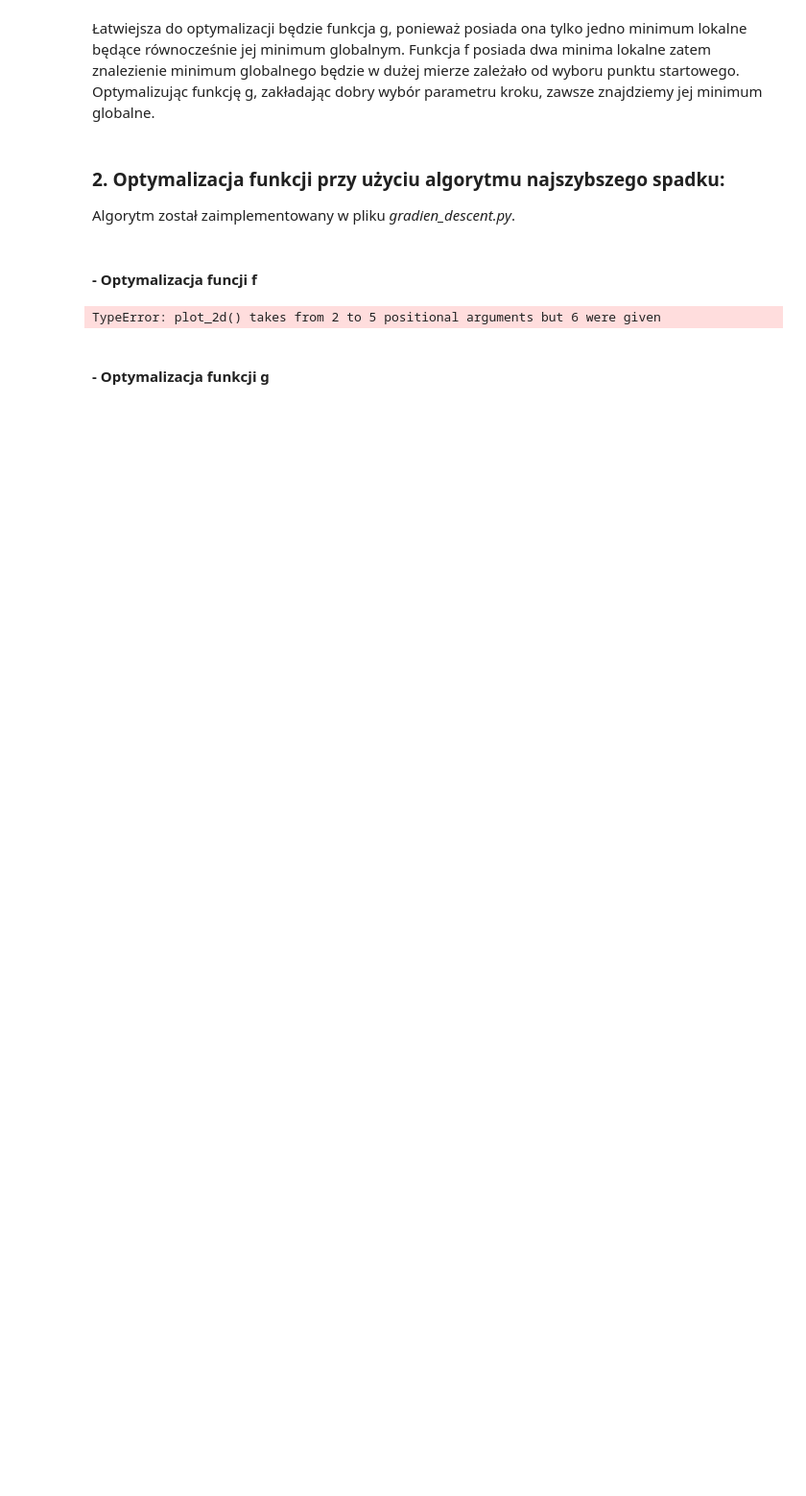
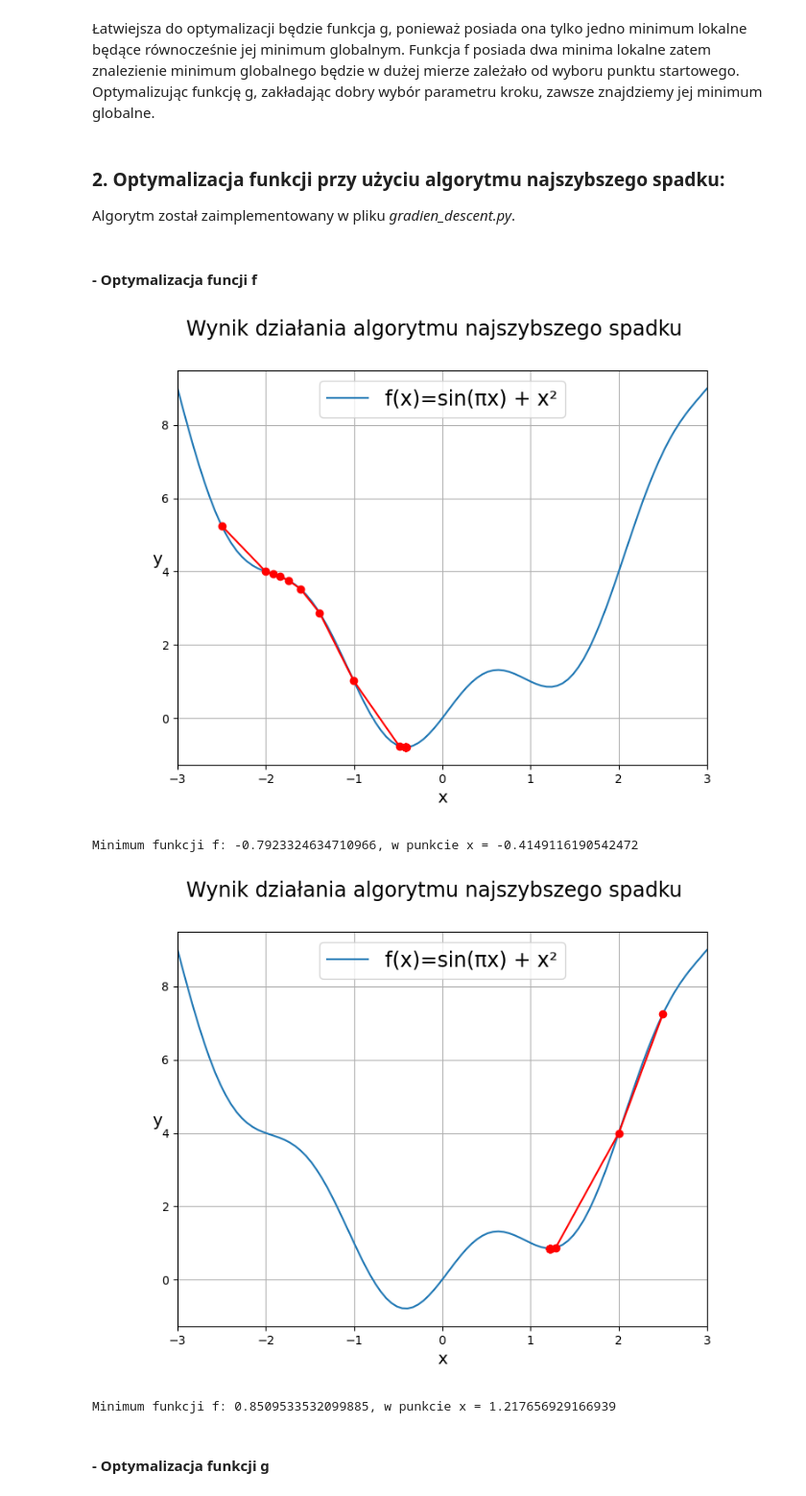
Before and after one commit to m-baj/wsi, a Jupyter notebook: lab1/raport.ipynb, the cells around one changed output. Shown at 96% size. Saved outputs shown, nothing was run; the diff lists cells and outputs as text; code cells hidden in the pictures; blank space fills up the shorter version.

Commit message:
added plotting result

```diff
--- a/lab1/raport.ipynb
+++ b/lab1/raport.ipynb
@@ -47,23 +47,26 @@ Algorytm został zaimplementowany w pliku *gradien_descent.py*.
 # %%
 STARTING_POINT1 = np.array([-2.5])
 STARTING_POINT2 = np.array([2.5])
 LEARNING_RATE = 0.1
 PRECISION = 1e-6
 MAX_ITERATIONS = 1000
 
 exp1 = Experiment(f, STARTING_POINT1, LEARNING_RATE, PRECISION, MAX_ITERATIONS)
 result1 = exp1.conduct()
 
 exp2 = Experiment(f, STARTING_POINT2, LEARNING_RATE, PRECISION, MAX_ITERATIONS)
 result2 = exp2.conduct()
 
-plot_2d(F_LINSPACE, f.f, (-3, 3), "f(x)=sin(πx) + x²", "Wynik działania algorytmu najszybszego spadku", result1.path_to_min)
+plot_2d(F_LINSPACE, f.f, "f(x)=sin(πx) + x²", "Wynik działania algorytmu najszybszego spadku", result1.path_to_min)
 print(f"Minimum funkcji f: {f.f(*result1.minimum)}, w punkcie x = {result1.minimum[0]}")
 
-plot_2d(F_LINSPACE, f.f, (-3, 3), "f(x)=sin(πx) + x²", "Wynik działania algorytmu najszybszego spadku", result2.path_to_min)
+plot_2d(F_LINSPACE, f.f, "f(x)=sin(πx) + x²", "Wynik działania algorytmu najszybszego spadku", result2.path_to_min)
 print(f"Minimum funkcji f: {f.f(*result2.minimum)}, w punkcie x = {result2.minimum[0]}")
 # %% [output]
+[figure, added]
-TypeError: plot_2d() takes from 2 to 5 positional arguments but 6 were given
+Minimum funkcji f: -0.7923324634710966, w punkcie x = -0.4149116190542472
+[figure, added]
+Minimum funkcji f: 0.8509533532099885, w punkcie x = 1.217656929166939
 # %% [markdown]
 #### - Optymalizacja funkcji g
 # %%
```
Also changed, not shown: parts of 5 cells of this notebook, 2 other files.
